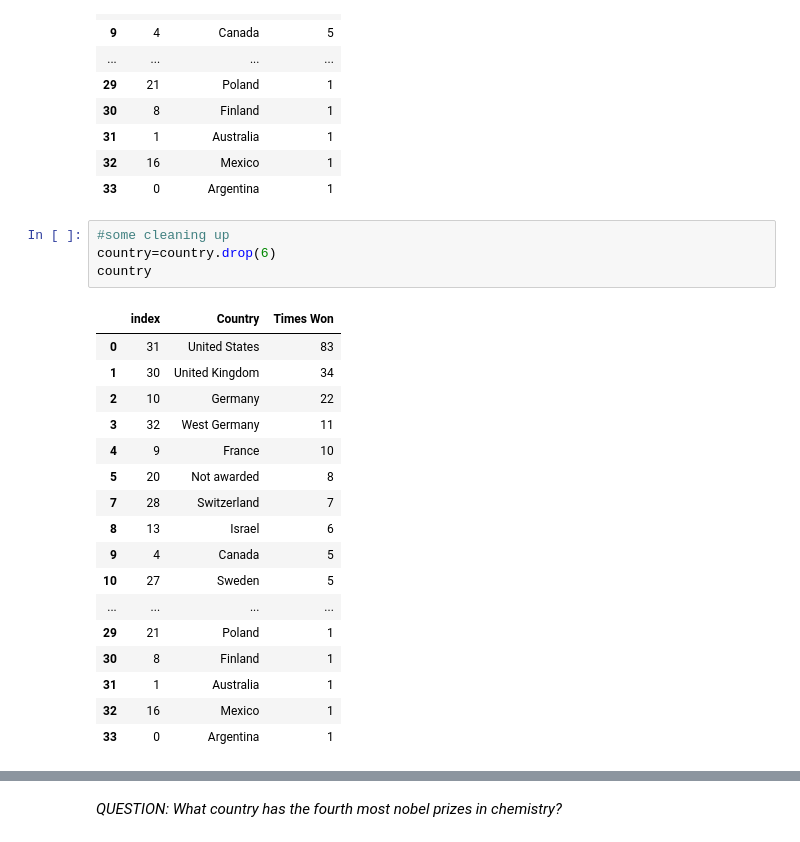
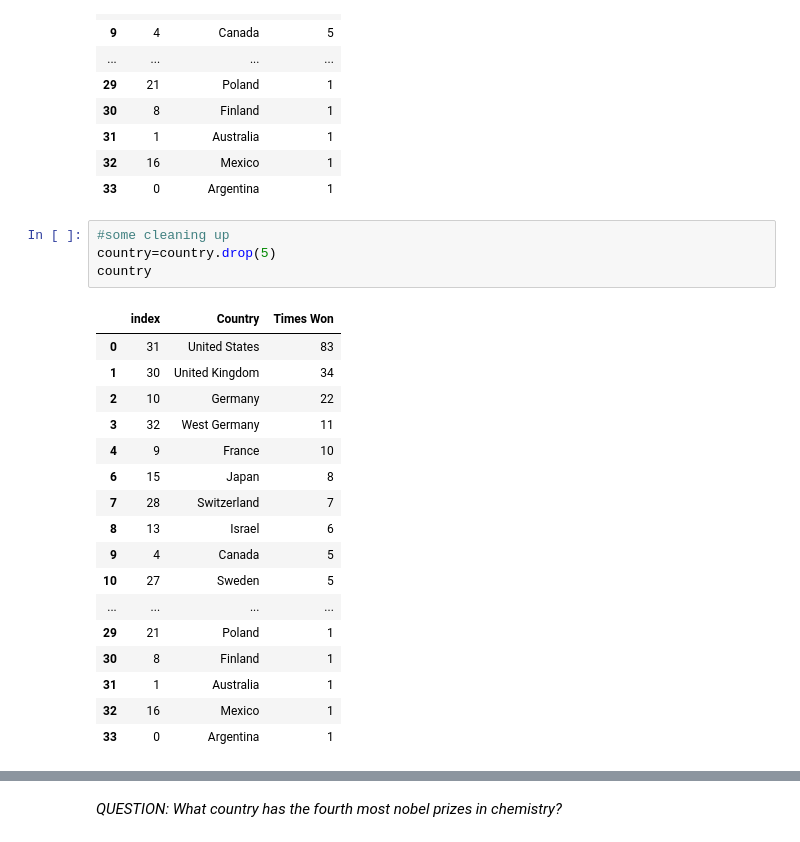
Before and after one commit to jaoshang/QM2, a Jupyter notebook: notebooks/W02. Pandas.ipynb, the cells around one changed output, grey strips where cells are left out. Drawn from its saved outputs; the diff is of its cells as text.

```diff
--- a/notebooks/W02. Pandas.ipynb
+++ b/notebooks/W02. Pandas.ipynb
@@ -644,16 +648,16 @@ country
 | 33 | 0 | Argentina | 1 |
 # %%
 #some cleaning up
-country=country.drop(6)
+country=country.drop(5)
 country
 # %% [output]
 |  | index | Country | Times Won |
 | 0 | 31 | United States | 83 |
 | 1 | 30 | United Kingdom | 34 |
 | 2 | 10 | Germany | 22 |
 | 3 | 32 | West Germany | 11 |
 | 4 | 9 | France | 10 |
-| 5 | 20 | Not awarded | 8 |
+| 6 | 15 | Japan | 8 |
 | 7 | 28 | Switzerland | 7 |
 | 8 | 13 | Israel | 6 |
 | 9 | 4 | Canada | 5 |
```
Also changed, not shown: parts of 2 cells of this notebook.
